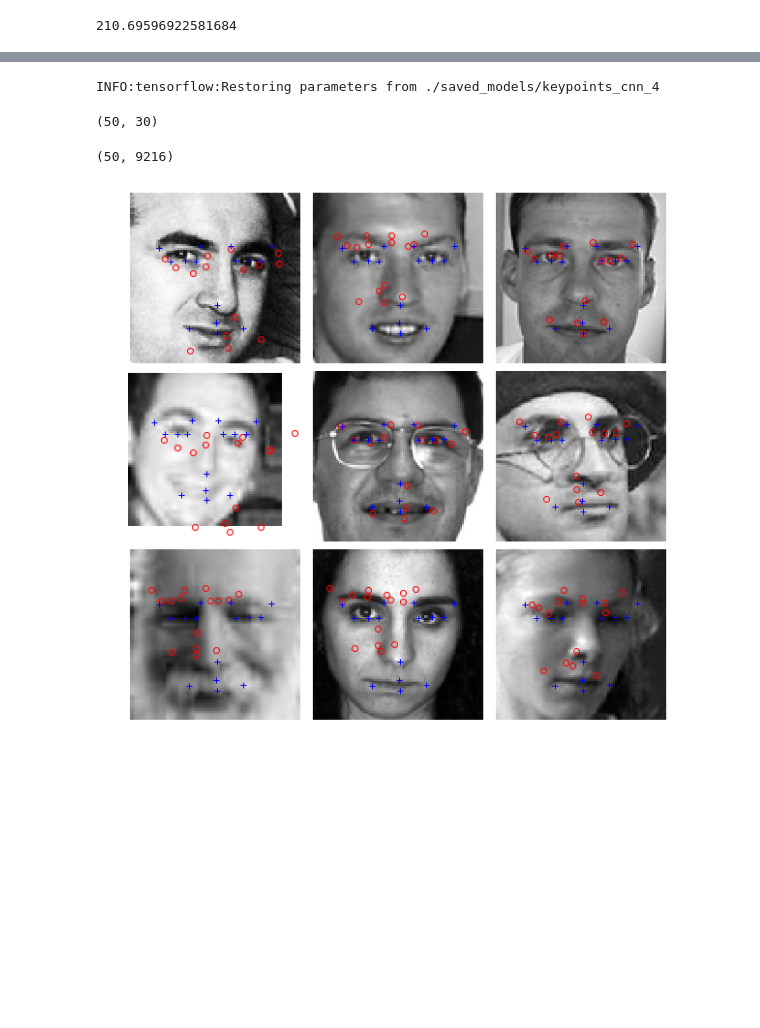
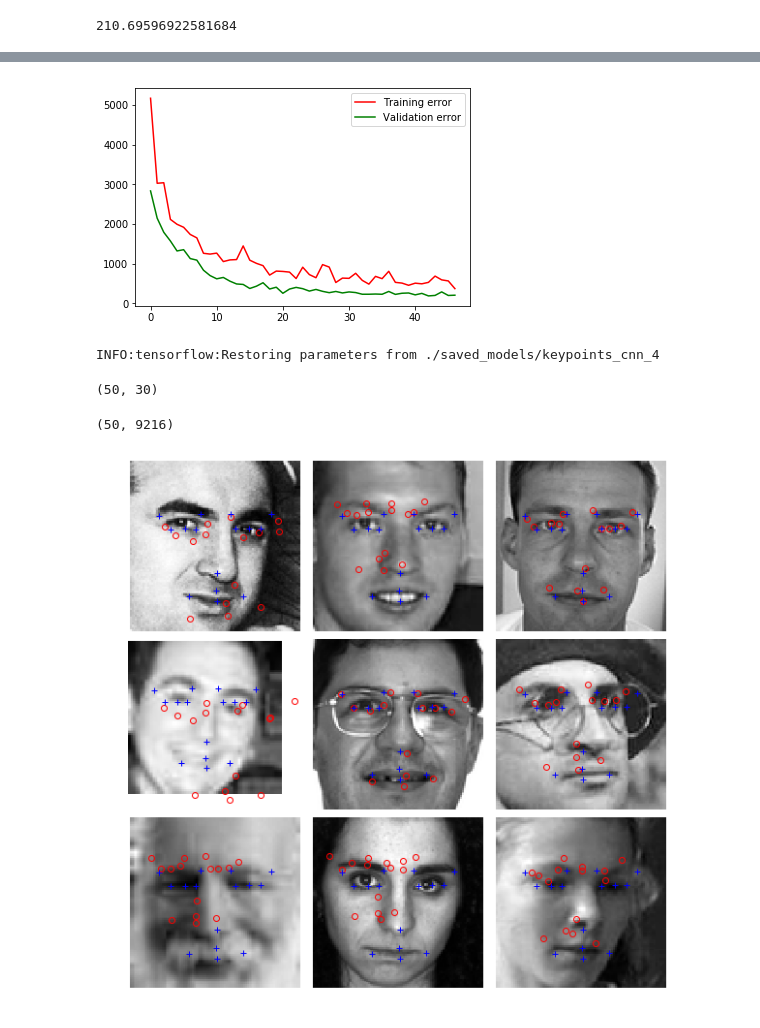
Before and after one commit to sgmig/ml_projects, a Jupyter notebook: kaggle/facial-keypoints-detection/facial_keypoints_CNN_training.ipynb, the cells around one changed output, grey strips where cells are left out. Saved outputs shown, nothing was run; the diff lists cells and outputs as text; code cells hidden in the pictures; blank space fills up the shorter version.

```diff
--- a/kaggle/facial-keypoints-detection/facial_keypoints_CNN_training.ipynb
+++ b/kaggle/facial-keypoints-detection/facial_keypoints_CNN_training.ipynb
@@ -215,3 +227,14 @@ with tf.Session() as sess:
+# %%
+fig = plt.figure();
+ax = fig.add_subplot(1, 1, 1);
+
+
+ax.plot(train_losses[15:], 'r', label = 'Training error');
+ax.plot(cv_losses[15:], 'g', label = 'Validation error');
+ax.legend();
+display(fig);
+# %% [output]
+[figure, added]
 # %%
 counter
 # %%
```
Also changed, not shown: parts of 4 cells of this notebook, 1 other file.
